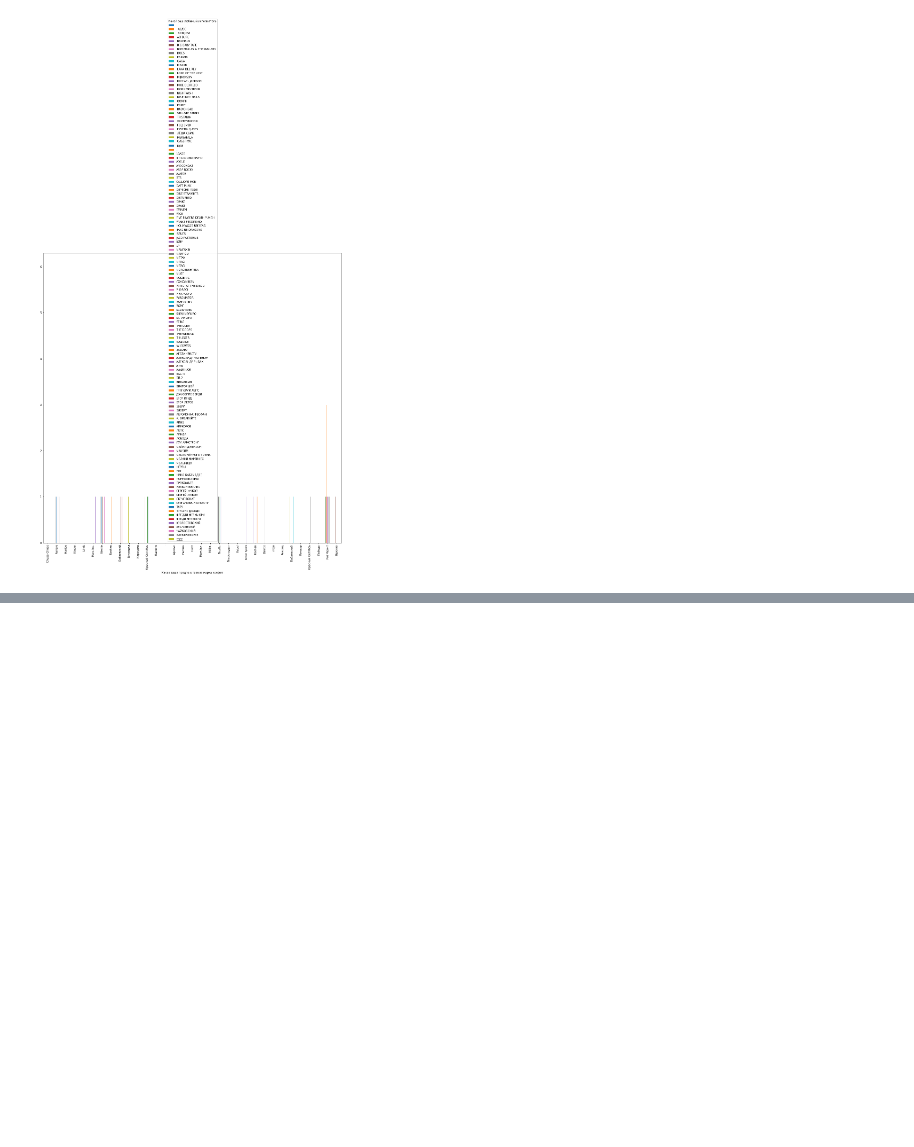
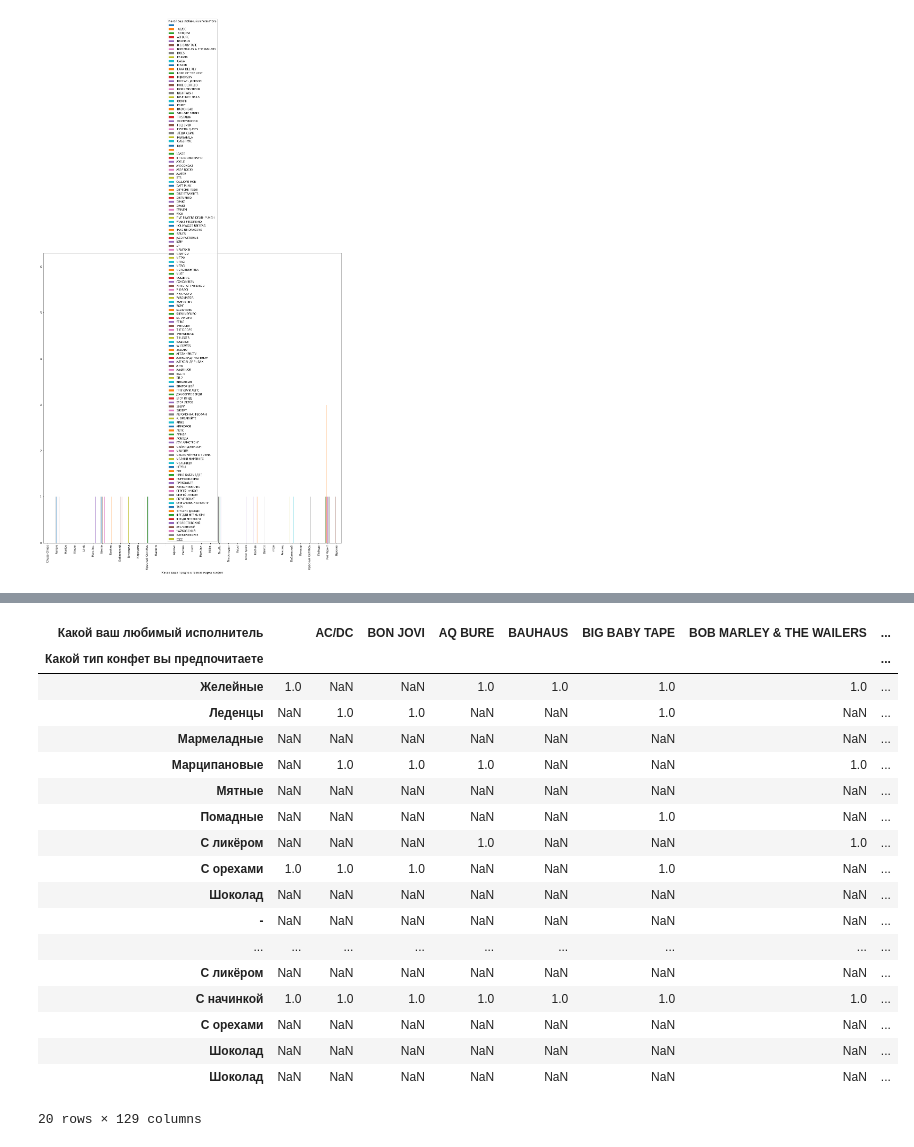
Before and after one commit to Merkrin/HSE_Sociology_Project, a Jupyter notebook: Social_Script.ipynb, the cells around one changed output, grey strips where cells are left out. Drawn from its saved outputs; the diff is of its cells as text; code cells hidden in the pictures; blank space fills up the shorter version.

```diff
--- a/Social_Script.ipynb
+++ b/Social_Script.ipynb
@@ -346,0 +427,25 @@ new_dataframe.plot(kind='bar', figsize=(20,20))
+# %%
+new_dataframe = new_dataframe.groupby([type_column, singer_column]).size()
+new_dataframe = new_dataframe.unstack()
+
+new_dataframe
+# %% [output]
+| Какой ваш любимый исполнитель |  | AC/DC | BON JOVI | AQ BURE | BAUHAUS | BIG BABY TAPE | BOB MARLEY & THE WAILERS | ... |
+| Какой тип конфет вы предпочитаете |  |  |  |  |  |  |  | ... |
+| Желейные | 1.0 | NaN | NaN | 1.0 | 1.0 | 1.0 | 1.0 | ... |
+| Леденцы | NaN | 1.0 | 1.0 | NaN | NaN | 1.0 | NaN | ... |
+| Мармеладные | NaN | NaN | NaN | NaN | NaN | NaN | NaN | ... |
+| Марципановые | NaN | 1.0 | 1.0 | 1.0 | NaN | NaN | 1.0 | ... |
+| Мятные | NaN | NaN | NaN | NaN | NaN | NaN | NaN | ... |
+| Помадные | NaN | NaN | NaN | NaN | NaN | 1.0 | NaN | ... |
+| С ликёром | NaN | NaN | NaN | 1.0 | NaN | NaN | 1.0 | ... |
+| С орехами | 1.0 | 1.0 | 1.0 | NaN | NaN | 1.0 | NaN | ... |
+| Шоколад | NaN | NaN | NaN | NaN | NaN | NaN | NaN | ... |
+| - | NaN | NaN | NaN | NaN | NaN | NaN | NaN | ... |
+| ... | ... | ... | ... | ... | ... | ... | ... | ... |
+| С ликёром | NaN | NaN | NaN | NaN | NaN | NaN | NaN | ... |
+| С начинкой | 1.0 | 1.0 | 1.0 | 1.0 | 1.0 | 1.0 | 1.0 | ... |
+| С орехами | NaN | NaN | NaN | NaN | NaN | NaN | NaN | ... |
+| Шоколад | NaN | NaN | NaN | NaN | NaN | NaN | NaN | ... |
+| Шоколад | NaN | NaN | NaN | NaN | NaN | NaN | NaN | ... |
+20 rows × 129 columns
```
Also changed, not shown: parts of 14 cells of this notebook.
